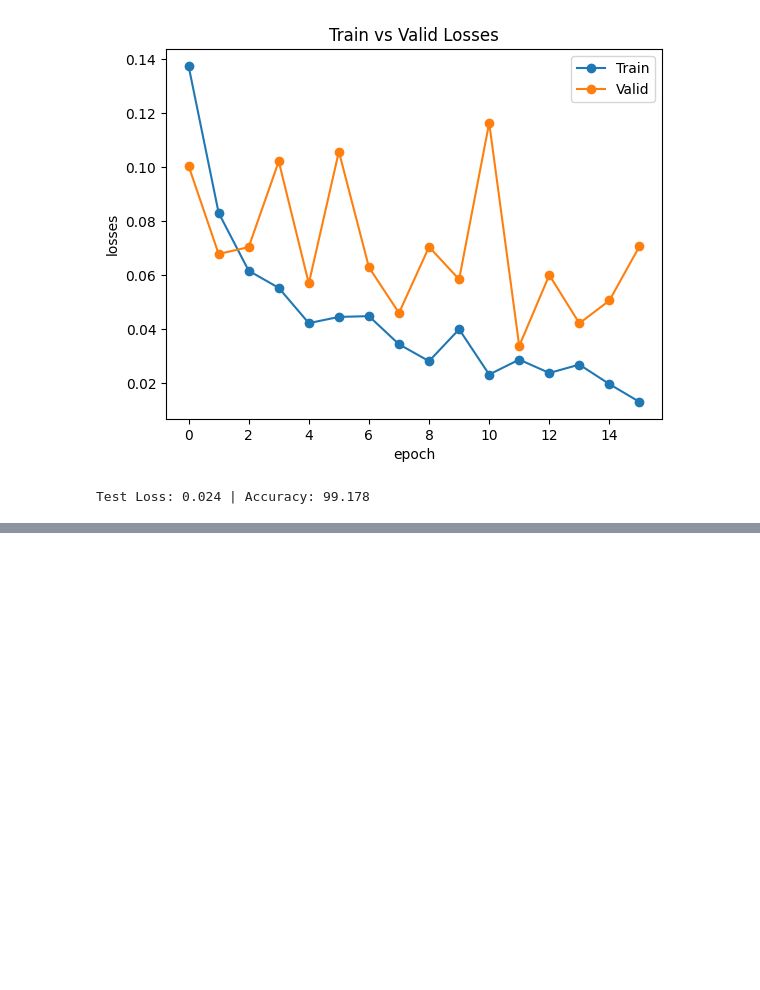
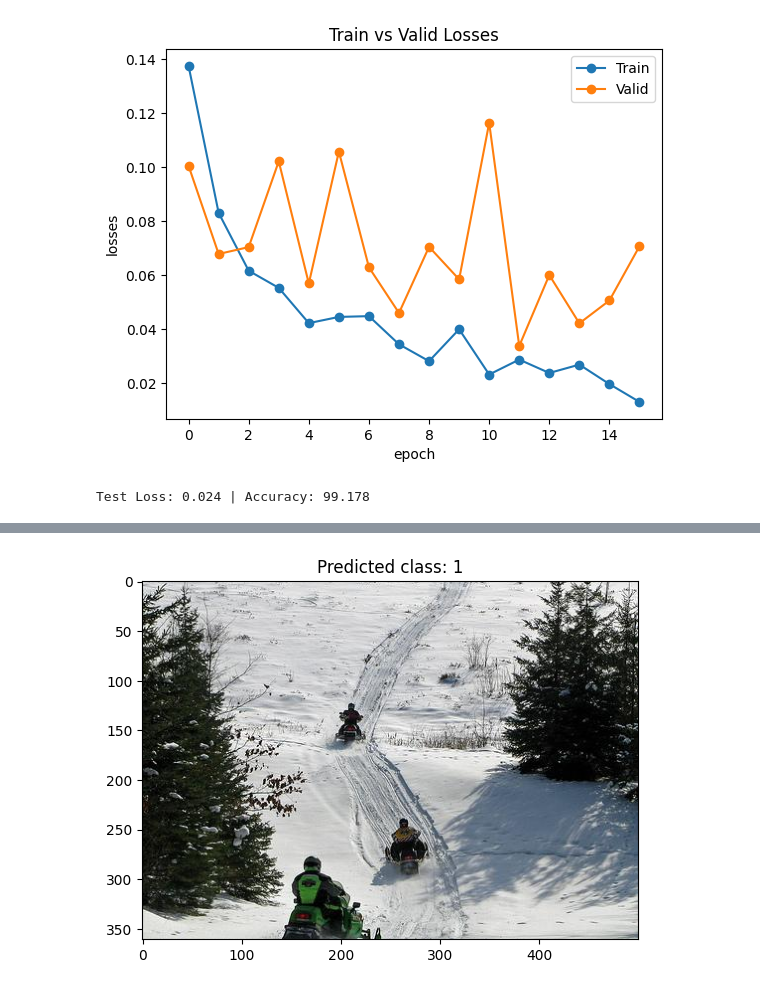
Before and after one commit to Hanneseh/MPDL_Project_1, a Jupyter notebook: notebooks/expermients_hannes/train_resnet_50_custom_dataset.ipynb, the cells around one changed output, grey strips where cells are left out. Saved outputs shown, nothing was run; the diff lists cells and outputs as text; code cells hidden in the pictures; blank space fills up the shorter version.

```diff
--- a/notebooks/expermients_hannes/train_resnet_50_custom_dataset.ipynb
+++ b/notebooks/expermients_hannes/train_resnet_50_custom_dataset.ipynb
@@ -374,0 +404,35 @@ Test Loss: 0.024 | Accuracy: 99.178
+# %%
+# Define the image transformation
+new_width, new_height, padding_width, padding_height = 375, 375, 0, 0
+
+def to_3_channels(x):
+    return x.repeat(3, 1, 1)
+
+image_transform = Compose([
+    Lambda(lambda x: x.convert('RGB')),  # Convert all images to RGB
+    Resize((new_height, new_width)),
+    Pad((padding_width, padding_height, math.ceil(padding_width), math.ceil(padding_height))),
+    ToTensor(),
+    ConvertImageDtype(torch.float32)  # Convert image dtype to float32
+])
+
+
+# Load and preprocess the image
+image_path = '/Users/hannesehringfeld/ssd/Uni/DL_praktikum/MPDL_Project_1/images/real_2.jpg'
+image = Image.open(image_path)
+img_tensor = image_transform(image)
+
+# Move the input to the device
+inputs = img_tensor.to(device)
+
+# Make predictions
+with torch.no_grad():
+    outputs = model(inputs.unsqueeze(0))
+    _, predicted = torch.max(outputs.data, 1)
+
+# Show the image and the predicted class
+plt.imshow(image)
+plt.title(f"Predicted class: {predicted.item()}")
+plt.show()
+# %% [output]
+[figure, added]
```
Also changed, not shown: parts of 9 cells of this notebook, 1 other file.
